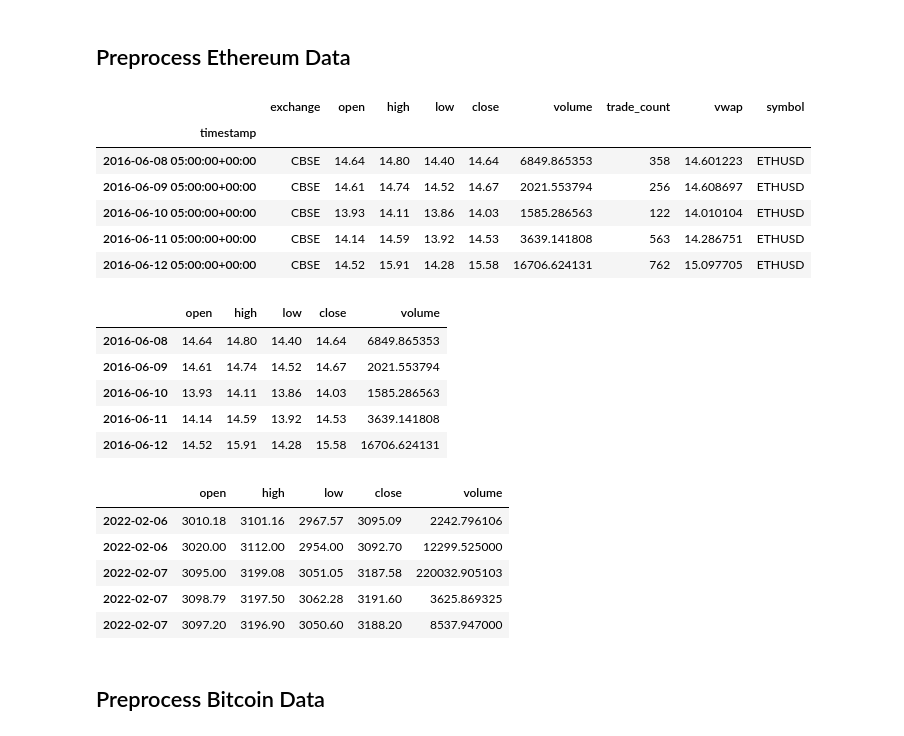
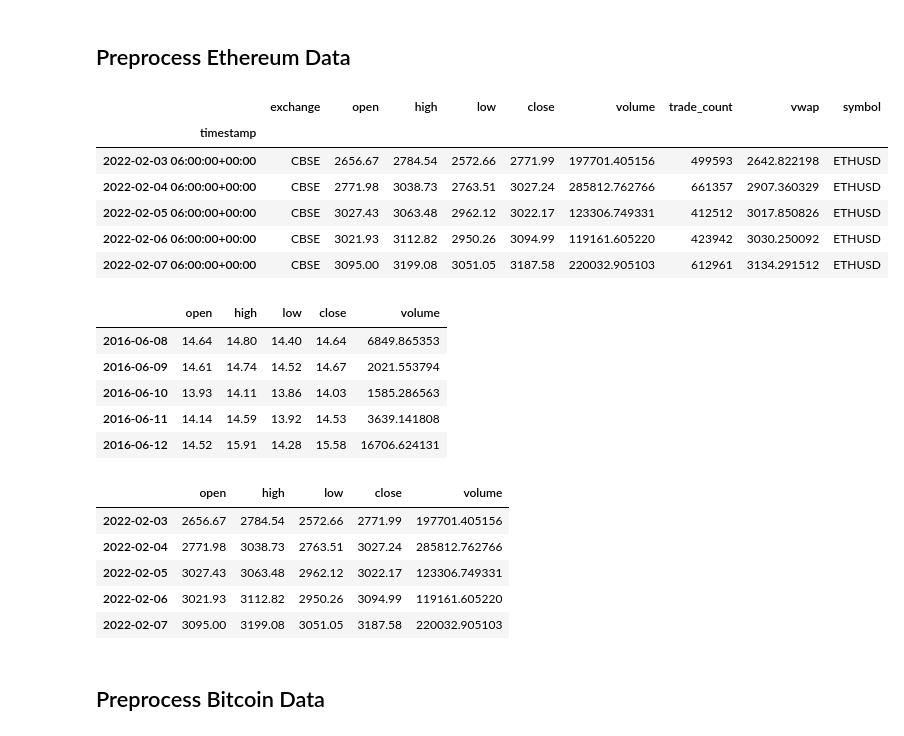
Before and after one commit to baigal17/Project--2-, a Jupyter notebook: Code/Original Data.ipynb, the cells around one changed output. Cells and saved outputs as stored; diff of their text form; code cells hidden in the pictures.

```diff
--- a/Code/Original Data.ipynb
+++ b/Code/Original Data.ipynb
@@ -52,23 +52,24 @@ timeframe = "1Day"
 # %%
 # Use the Alpaca get_crypto_bars function to gather the price information for ETHEREUM
 
 eth_data_df = alpaca.get_crypto_bars(
     eth_ticker,
     timeframe,
     start = start_date,
-    end = end_date
+    end = end_date,
+    exchanges = 'CBSE'
 ).df
 
 # Review the resulting `eth_data_df` DataFrame.
-display(eth_data_df.head())
+display(eth_data_df.tail())
 # %% [output]
 |  | exchange | open | high | low | close | volume | trade_count | vwap | symbol |
 | timestamp |  |  |  |  |  |  |  |  |  |
-| 2016-06-08 05:00:00+00:00 | CBSE | 14.64 | 14.80 | 14.40 | 14.64 | 6849.865353 | 358 | 14.601223 | ETHUSD |
-| 2016-06-09 05:00:00+00:00 | CBSE | 14.61 | 14.74 | 14.52 | 14.67 | 2021.553794 | 256 | 14.608697 | ETHUSD |
-| 2016-06-10 05:00:00+00:00 | CBSE | 13.93 | 14.11 | 13.86 | 14.03 | 1585.286563 | 122 | 14.010104 | ETHUSD |
-| 2016-06-11 05:00:00+00:00 | CBSE | 14.14 | 14.59 | 13.92 | 14.53 | 3639.141808 | 563 | 14.286751 | ETHUSD |
-| 2016-06-12 05:00:00+00:00 | CBSE | 14.52 | 15.91 | 14.28 | 15.58 | 16706.624131 | 762 | 15.097705 | ETHUSD |
+| 2022-02-03 06:00:00+00:00 | CBSE | 2656.67 | 2784.54 | 2572.66 | 2771.99 | 197701.405156 | 499593 | 2642.822198 | ETHUSD |
+| 2022-02-04 06:00:00+00:00 | CBSE | 2771.98 | 3038.73 | 2763.51 | 3027.24 | 285812.762766 | 661357 | 2907.360329 | ETHUSD |
+| 2022-02-05 06:00:00+00:00 | CBSE | 3027.43 | 3063.48 | 2962.12 | 3022.17 | 123306.749331 | 412512 | 3017.850826 | ETHUSD |
+| 2022-02-06 06:00:00+00:00 | CBSE | 3021.93 | 3112.82 | 2950.26 | 3094.99 | 119161.605220 | 423942 | 3030.250092 | ETHUSD |
+| 2022-02-07 06:00:00+00:00 | CBSE | 3095.00 | 3199.08 | 3051.05 | 3187.58 | 220032.905103 | 612961 | 3134.291512 | ETHUSD |
 # %%
 eth_prices_df = eth_data_df.drop(columns = ['exchange', 'trade_count', 'vwap', 'symbol'])
 eth_prices_df.index =eth_prices_df.index.date
@@ -83,11 +84,11 @@ display(eth_prices_df.tail(5))
 | 2016-06-11 | 14.14 | 14.59 | 13.92 | 14.53 | 3639.141808 |
 | 2016-06-12 | 14.52 | 15.91 | 14.28 | 15.58 | 16706.624131 |
 |  | open | high | low | close | volume |
-| 2022-02-06 | 3010.18 | 3101.16 | 2967.57 | 3095.09 | 2242.796106 |
-| 2022-02-06 | 3020.00 | 3112.00 | 2954.00 | 3092.70 | 12299.525000 |
+| 2022-02-03 | 2656.67 | 2784.54 | 2572.66 | 2771.99 | 197701.405156 |
+| 2022-02-04 | 2771.98 | 3038.73 | 2763.51 | 3027.24 | 285812.762766 |
+| 2022-02-05 | 3027.43 | 3063.48 | 2962.12 | 3022.17 | 123306.749331 |
+| 2022-02-06 | 3021.93 | 3112.82 | 2950.26 | 3094.99 | 119161.605220 |
 | 2022-02-07 | 3095.00 | 3199.08 | 3051.05 | 3187.58 | 220032.905103 |
-| 2022-02-07 | 3098.79 | 3197.50 | 3062.28 | 3191.60 | 3625.869325 |
-| 2022-02-07 | 3097.20 | 3196.90 | 3050.60 | 3188.20 | 8537.947000 |
 # %% [markdown]
 ## Preprocess Bitcoin Data
 # %%
```
Also changed, not shown: parts of 20 cells of this notebook.
